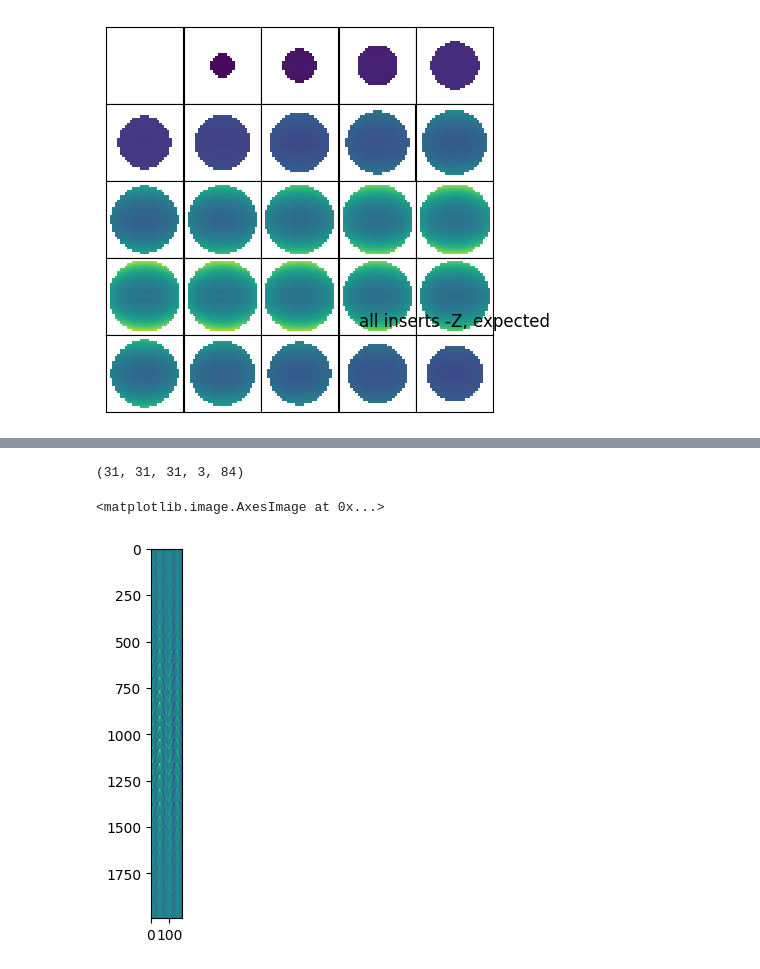
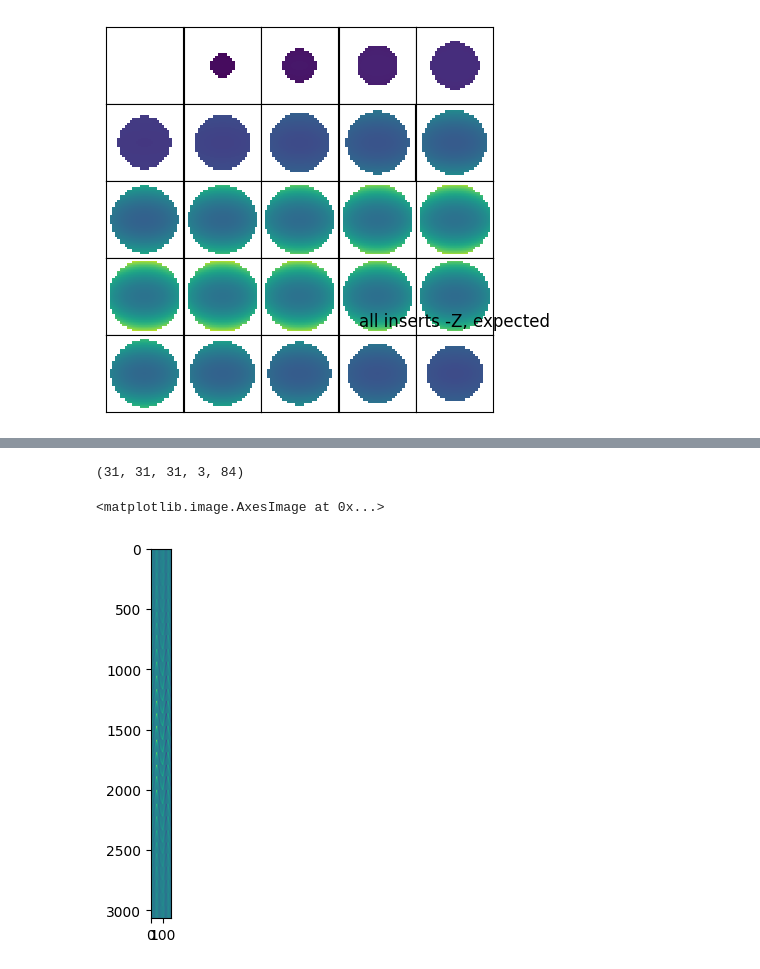
Before and after one commit to rst030/cosi-measure, a Jupyter notebook: Software/COSI2/test_FULLMAP_12_INSERTS_ONE_RING.ipynb, the cells around one changed output, grey strips where cells are left out. Cells and saved outputs as stored; diff of their text form; code cells hidden in the pictures.

```diff
--- a/Software/COSI2/test_FULLMAP_12_INSERTS_ONE_RING.ipynb
+++ b/Software/COSI2/test_FULLMAP_12_INSERTS_ONE_RING.ipynb
@@ -108,8 +77,10 @@ plt.show()
 mu                  = 1e-7
 
 magSizeOuter        = 6*1e-3        #size of shim magnets
-NEW_B_REM = 1.35*1.35*1.2
-bRem                = NEW_B_REM #1.35 # [T]      #remanence field of shim magnets
+STRENGTH_FACTOR = 1.25
+STRENGTH_FACTOR_1 = 1.05
+NEW_B_REM = 1.35*STRENGTH_FACTOR*STRENGTH_FACTOR_1#
+bRem                = NEW_B_REM # [T]      #remanence field of shim magnets
 
 #shim tray configuration
 def ringposFromTrayNr(trays_ocp):
@@ -486,30 +457,30 @@ plt.show()
 # %%
 # now least squares for magnet rotation.
 # generating the magnetic fields:
 # magnet field is magnetFields[:,:,:,2,0]
 # mask the magnet fields
 # DSV = b0map.path.radius*2 # DEFINED ABOVE!
 b0map = b0map_iter1
 
-DSV_INNER = b0map.path.radius*1.9 #!!!TEMP*1.96#1.95 # DEFINED ABOVE!
+DSV_INNER = b0map.path.radius*1.85 #!!!TEMP*1.96#1.95 # DEFINED ABOVE!
 # make a spherical mask with diameter DSV
 sphereMask = np.zeros(np.shape(coordinate_grid[0]), dtype = float)
 sphereMask[np.square(coordinate_grid[0]) + np.square(coordinate_grid[1]) + np.square(coordinate_grid[2]) <= (DSV/2)**2] = 1
 sphereMask[np.square(coordinate_grid[0]) + np.square(coordinate_grid[1]) + np.square(coordinate_grid[2]) <= (DSV_INNER/2)**2] = 0
 
 sphereMask[sphereMask == 0] = np.nan
 
 print(np.shape(magnetFields))
 
 maskedFields =magnetFields[sphereMask == 1, :,:].astype(float) #!!! TEMP!!!!
 maskedFields_stacked = np.hstack((maskedFields[:,1,:],maskedFields[:,2,:])) # WE HAVE Y AND Z
 
 
 plt.imshow(maskedFields_stacked) #
 # %% [output]
 (31, 31, 31, 3, 84)
 <matplotlib.image.AxesImage at 0x...>
-[figure, old version]
+[figure, new version]
 # %%
 
 # masking the magnet fields
```
Also changed, not shown: parts of 22 cells of this notebook, 43 other files.
